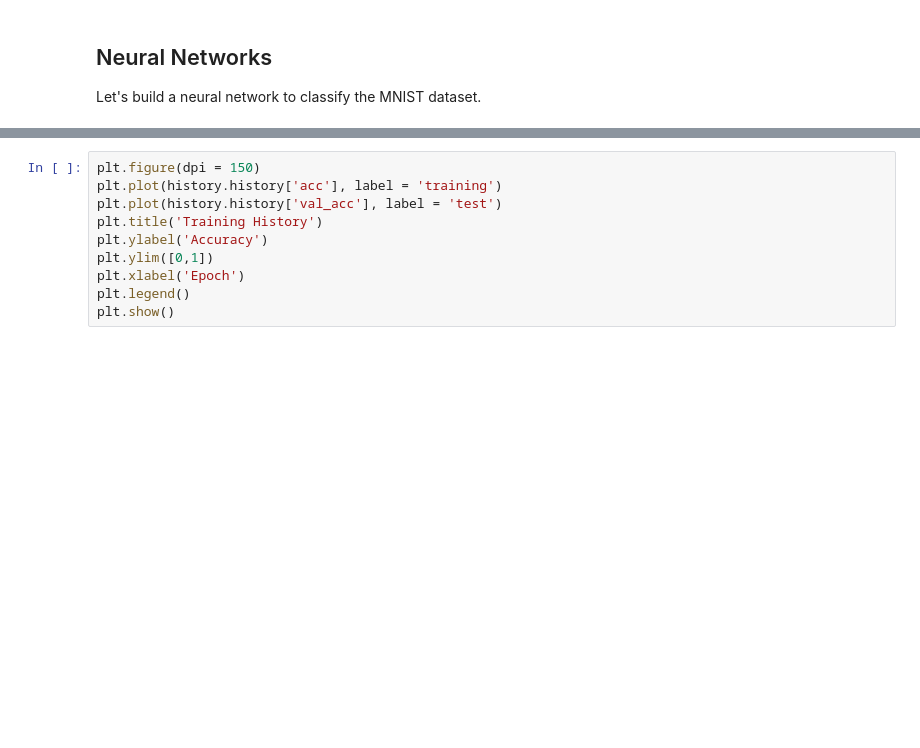
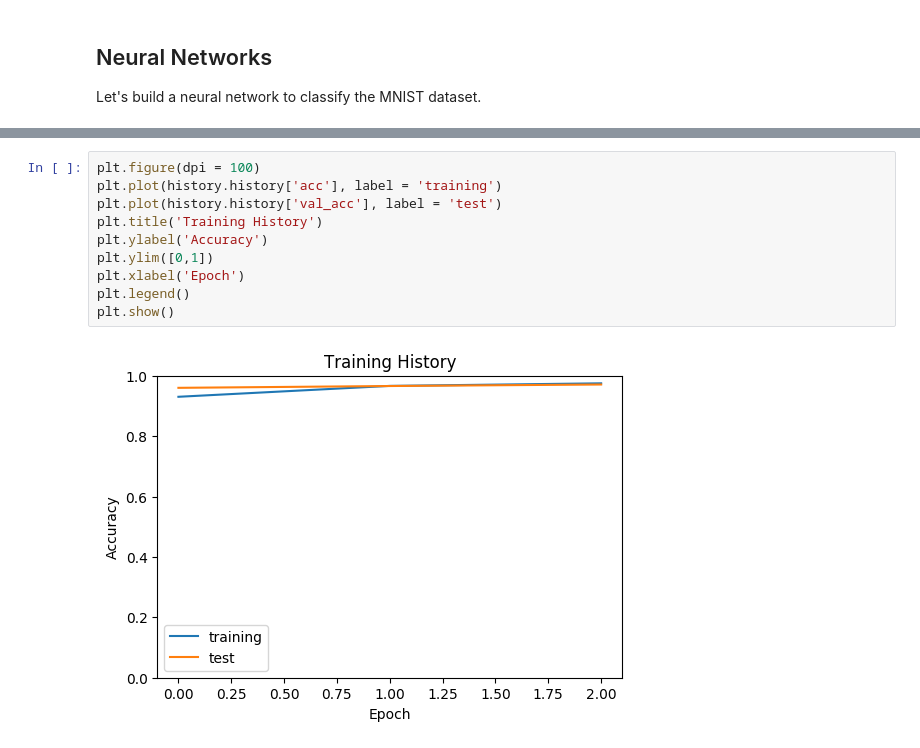
Before and after one commit to kearnsw/bime-591, a Jupyter notebook: notebooks/week_8.ipynb, the cells around one changed output, grey strips where cells are left out. Saved outputs shown, nothing was run; the diff lists cells and outputs as text; blank space fills up the shorter version.

```diff
--- a/notebooks/week_8.ipynb
+++ b/notebooks/week_8.ipynb
@@ -77,10 +105,12 @@ print (nn.summary())
 # %%
-plt.figure(dpi = 150)
+plt.figure(dpi = 100)
 plt.plot(history.history['acc'], label = 'training')
 plt.plot(history.history['val_acc'], label = 'test')
 plt.title('Training History')
 plt.ylabel('Accuracy')
 plt.ylim([0,1])
 plt.xlabel('Epoch')
 plt.legend()
 plt.show()
+# %% [output]
+[figure, added]
```
Also changed, not shown: parts of 3 cells of this notebook, 2 other files.
